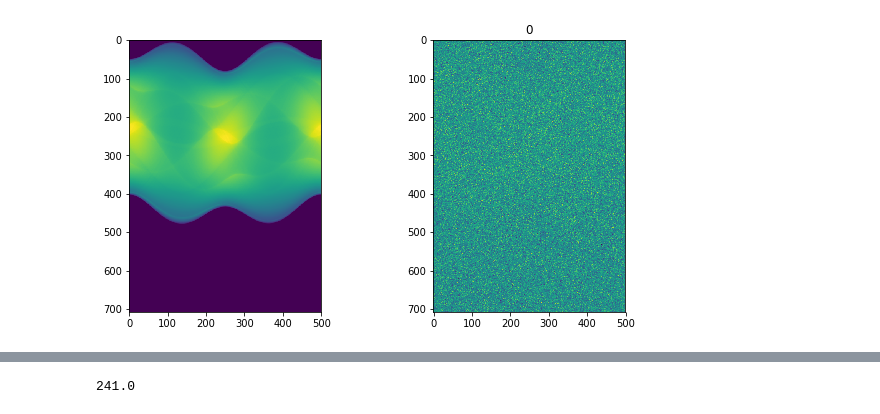
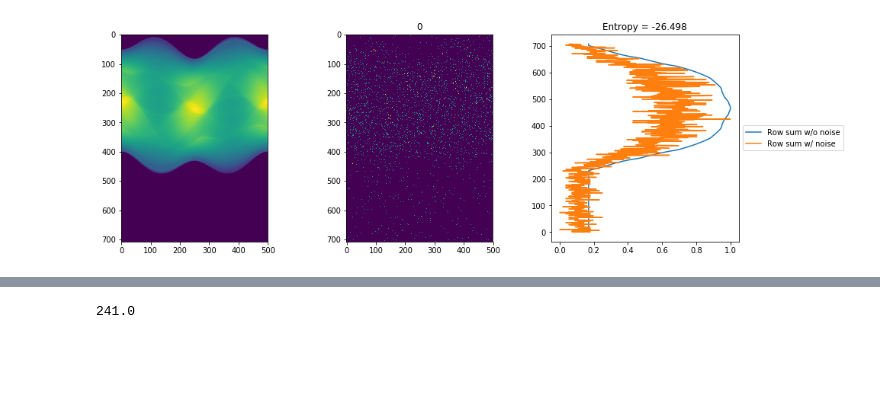
Before and after one commit to everettvacek/rotationCenter, a Jupyter notebook: Detector_shifting.ipynb, the cells around one changed output, grey strips where cells are left out. Saved outputs shown, nothing was run; the diff lists cells and outputs as text; code cells hidden in the pictures; blank space fills up the shorter version.

Commit message:
WORKING COMMIT: Fixed noise to more realistic, cleaned up code added simplified model

```diff
--- a/Detector_shifting.ipynb
+++ b/Detector_shifting.ipynb
@@ -44,7 +17,8 @@ offset = 0#int(imshape/10)+300
 posa = int(imshape/2)-int(512/2)+offset
 posb = int(imshape/2)+int(512/2)+offset
 
-noise = 1000
+exposure = .1
+clip = 10000
 #Load Shepp Logan Phantom
 slp = np.asarray(plt.imread('./pictures/Shepp-Logan_Phantom.tif')[:,:], dtype= float)
 
@@ -89,101 +80,71 @@ reals_even= []
 imag_even = []
 imag_odd = []
 j = iter(list(range(50)))
+
+
 shifting_range = sinogram.shape[0]-300
 for i in range(shifting_range):
     #shift sinogram so rotation center is off of image center and add noise
-    sinogram_shift_noiseless = np.zeros((int(sinogram.shape[0]*2-256),sinogram.shape[1]))
+    sinogram_shift_noiseless = np.clip(np.zeros((int(sinogram.shape[0]*2-256),sinogram.shape[1])),clip,None)
     sinogram_shift_noiseless[i:i+sinogram.shape[0],:] = sinogram
 
-    sinogram_shift = add_noise(sinogram_shift_noiseless,np.mean(sinogram),np.std(sinogram), noise)
-    if i %50==0:
-        a = next(j)
-        plt.figure(figsize=(10,5))
-        plt.subplot(121)
-        plt.imshow(sinogram_shift_noiseless)
-        plt.subplot(122)
-        plt.imshow(sinogram_shift)
-        plt.title(str(a))
-        plt.show()
+    sinogram_shift = add_noise(sinogram_shift_noiseless, exposure, bit_depth = 8)[0]
 
     #Mess around with increasing dynamic range
     #sinogram_resized = resize(sinogram_shift, (int(sinogram_shift.shape[0] / 2), int(sinogram_shift.shape[1] / 1)), clip=False)
 
-    resize_factor = 2
-    sinogram_resized = np.zeros((int(sinogram_shift.shape[0]/resize_factor),int(sinogram_shift.shape[1])))
-    for i in range(sinogram_resized.shape[0]):
-        sinogram_resized[i,:] = sinogram_shift[i*resize_factor,:]+sinogram_shift[i*resize_factor+1,:]
+    #resize_factor = 2
+    #sinogram_resized = np.zeros((int(sinogram_shift.shape[0]/resize_factor),int(sinogram_shift.shape[1])))
+    #for i in range(sinogram_resized.shape[0]):
+    #    sinogram_resized[i,:] = sinogram_shift[i*resize_factor,:]+sinogram_shift[i*resize_factor+1,:]
+    #sinogram_resized =
 
-    snr = np.mean(sinogram_shift)/np.std(sinogram_shift)
-    #sum projections from sinogram to find rotation center (sym center)
-
-    threshold_amount = snr #increase threshold to remove off-feature noise
-    fft_cutoff = 5 #decrease fft cutoff to reduce high frequencies
-
-    rowsum = threshold_plot(np.sum(sinogram_shift, axis=1),threshold_amount)
-    #var = threshold_plot(np.std(sinogram_shift, axis=1),threshold_amount)
-    #mean = threshold_plot(np.mean(sinogram_shift, axis=1),threshold_amount)
-
-
-    #sum for interpolated image
-    rowsum2 = threshold_plot(np.sum(sinogram_resized, axis=1),threshold_amount)
-    #var2 = threshold_plot(np.std(sinogram_resized, axis=1),threshold_amount)
-    #mean2 = threshold_plot(np.mean(sinogram_resized, axis=1),threshold_amount)
-
-    #fft for row sum
-    fft = np.fft.fft(np.sum(sinogram_shift, axis=1))
-    #plt.plot(fft[0:10])
-    plt.show()
-    fft[fft_cutoff:]=0+0j
-    ifft = threshold_plot(np.fft.ifft(fft),threshold_amount)
-
-    fft2 = np.fft.fft(np.sum(sinogram_resized, axis=1))
-    fft2[fft_cutoff:]=0
-    ifft2 = threshold_plot(np.fft.ifft(fft2),threshold_amount)
-
-    #Center of Mass (COM) guess at root
-    COM = scipy.ndimage.measurements.center_of_mass(np.real(ifft))[0]/len(ifft)*sinogram_shift.shape[0]
-    COM2 = scipy.ndimage.measurements.center_of_mass(np.real(ifft2))[0]/len(ifft2)*sinogram_resized.shape[0]
-
-
-    r = np.arange(0,sinogram_shift.shape[0],resize_factor)#sinogram_resized.shape[0])
-
-    #Rethreshold to lower level and include more data
-    threshold_amount = None#increase threshold to remove off-feature noise
-    fft_cutoff = 50 #decrease fft cutoff to reduce high frequencies
-    fft_threshold = None
     r0_even = []
     r0_odd = []
 
     #Use COM to guess root
+    rowsum = np.sum(sinogram_shift_noiseless, axis=1)
     rowsum_grad = np.sum(sinogram_shift, axis=1)
 
     #fft for row sum
     fft = np.fft.fft(rowsum_grad) #np.sum(sinogram_shift, axis=1))
     fft_even = np.ones(fft.shape)*0+0j
     fft_odd = np.ones(fft.shape)*0+0j
+    #fft_even = np.real(fft)
+    #fft_odd = np.imag(fft)
     num_components = 1
-    for i in range(num_components):
-        fft_even[i*2]=fft[i*2]
-        fft_odd[i*2+1]=fft[i*2+1]
+    component = 0
+    fft_even[component*2]=fft[component*2]
+    fft_odd[component*2+1]=fft[component*2+1]
 
     #fft_even[200:]=0+0j
     #fft_odd[200:]=0+0j
 
     #Interpolate function and guess root
     ifft_even = np.fft.ifft(fft_even)#threshold_plot(np.fft.ifftshift((np.fft.ifft(fft))),fft_threshold)
     ifft_odd = np.fft.ifft(fft_odd)
-    #ifft_odd = threshold_plot((np.fft.ifft(fft_odd)),fft_threshold)
-    x = np.arange(0,len(np.gradient(np.real(ifft_even)))*2,2)
-    f2_even = CubicSpline(x, np.gradient(np.imag(ifft_even)))
-    f2_odd = CubicSpline(x, np.gradient(np.imag(ifft_odd)))
-    r0_even = root(f2_even,COM)['x'][0]
-    r0_odd = root(f2_odd,COM)['x'][0]
+
     reals_even.append(np.sum(np.real(fft_even)))
     reals_odd.append(np.sum(np.real(fft_odd)))
     imag_even.append(np.sum(np.imag(fft_even)))
     imag_odd.append(np.sum(np.imag(fft_odd)))
 
+
+    if i %50==0:
+        a = next(j)
+        plt.figure(figsize=(15,5))
+        plt.subplot(131)
+        plt.imshow(sinogram_shift_noiseless)
+        plt.subplot(132)
+        plt.imshow(sinogram_shift)
+        plt.title(str(a*50))
+        plt.subplot(133)
+        plt.plot((rowsum/np.max(rowsum))[::-1], np.arange(0,sinogram_shift.shape[0],1), label = 'Row sum w/o noise')
+        plt.plot((rowsum_grad/np.max(rowsum_grad))[::-1], np.arange(0,sinogram_shift.shape[0],1), label = 'Row sum w/ noise')
+        plt.legend(loc='center left', bbox_to_anchor=(1, 0.5))
+        plt.title('Entropy = ' + str(entropy)[0:10])
+        plt.show()
+
 plt.show()
 # %% [output]
-[figure, old version]
+[figure, new version]
```
Also changed, not shown: parts of 15 cells of this notebook, 2 other files.
